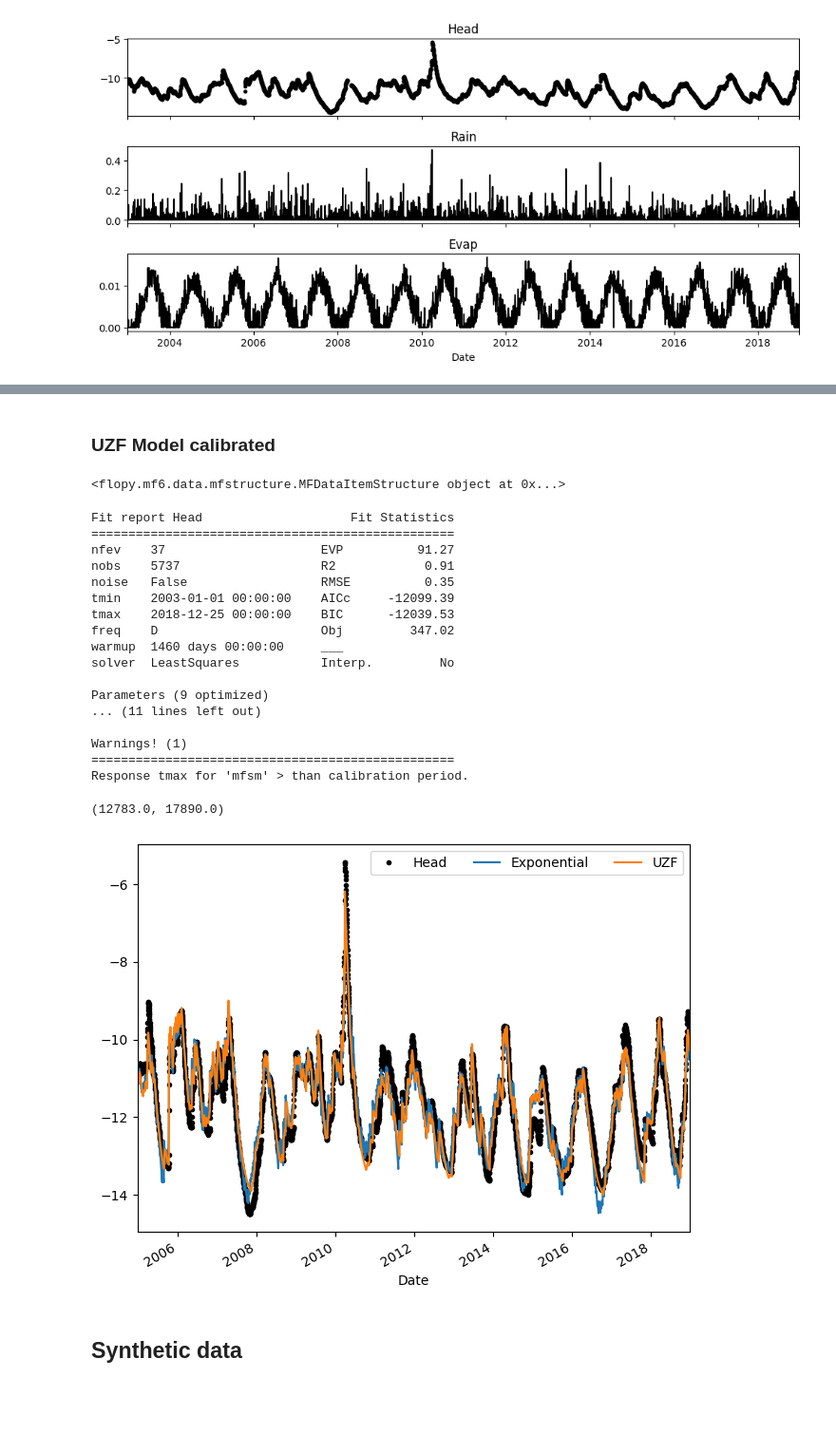
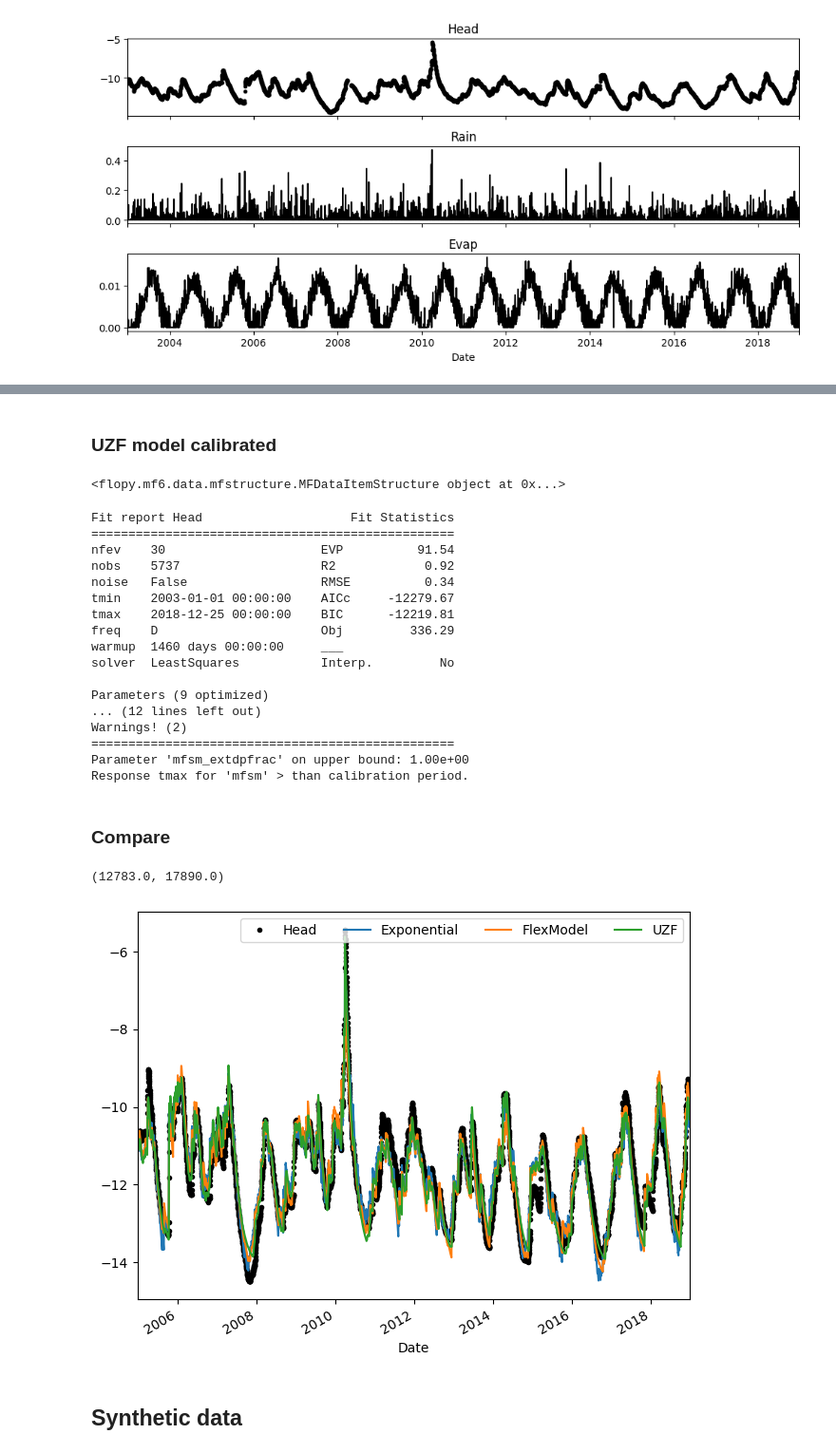
Before and after one commit to pastas/pastas-plugins, a Jupyter notebook: docs/examples/modflow_uzf.ipynb, the cells around one changed output, grey strips where cells are left out. Shown at 95% size. Drawn from its saved outputs; the diff is of its cells as text; code cells hidden in the pictures; blank space fills up the shorter version.

```diff
--- a/docs/examples/modflow_uzf.ipynb
+++ b/docs/examples/modflow_uzf.ipynb
@@ -24,19 +24,12 @@ if not os.path.isfile(mf6_exe):
 # %%
-# ds = ps.load_dataset("collenteur_2019")
-# head = ds["head"].squeeze()
-# prec = ds["rain"].squeeze().resample("D").asfreq().fillna(0.0)
-# evap = ds["evap"].squeeze()
-
-head = pd.read_csv("data/obs.csv", index_col=0, parse_dates=True).squeeze()
-prec = pd.read_csv("data/rain.csv", index_col=0, parse_dates=True).squeeze().resample("D").asfreq().fillna(0.0)
-evap = pd.read_csv("data/evap.csv", index_col=0, parse_dates=True).squeeze()
+ds = ps.load_dataset("collenteur_2019")
+head = ds["head"].squeeze()
+prec = ds["rain"].squeeze().resample("D").asfreq().fillna(0.0)
+evap = ds["evap"].squeeze()
 
 tmin = pd.Timestamp("2003-01-01")
 tmax = pd.Timestamp("2018-12-25")
 
-tmin_wu = tmin - pd.Timedelta(days=365*4)
-# tmin_wu = pd.Timestamp("1986-01-01")
-
 ps.plots.series(head, [prec, evap], hist=False);
 # %% [output]
 [figure]
@@ -47,7 +38,7 @@ ps.plots.series(head, [prec, evap], hist=False);
 # %%
 mlexp = ps.Model(head)
 mlexp.add_stressmodel(
-    ps.RechargeModel(prec=prec, evap=evap, rfunc=ps.Exponential(), name="test_exp")
+    ps.RechargeModel(prec=prec, evap=evap, rfunc=ps.Exponential(), name="exp")
 )
 mlexp.solve(tmin=tmin, tmax=tmax)
 mlexp.plot()
@@ -76,0 +68,7 @@ constant_d  -14.150486 -11.740288  True
+# %%
+mlflex = ps.Model(head)
+rm = ps.RechargeModel(prec=prec.multiply(1e3), evap=evap.multiply(1e3), rfunc=ps.Exponential(), recharge=ps.rch.FlexModel(), name="flex")
+mlflex.add_stressmodel(rm)
+mlflex.set_parameter(f"{rm.name}_srmax", vary=False)
+mlflex.solve(tmin=tmin, tmax=tmax)
+mlflex.plot()
@@ -114,11 +135,12 @@ mlumf.parameters
 # %% [markdown]
-### UZF Model calibrated
+### UZF model calibrated
 # %%
 ml = ps.Model(head)
 ml.del_constant()
+
 # shorten the warmup to speed up the modflow calculation somewhat.
 ml.settings["warmup"] = pd.Timedelta(days=4 * 365)
-mf = ppmf.ModflowUzf(exe_name=mf6_exe, sim_ws="mf_files/test_mfuzf", head=head, ntrailwaves=35, nwavesets=200)
+mf = ppmf.ModflowUzf(exe_name=mf6_exe, sim_ws="mf_files/mfuzf_gw", head=head, ntrailwaves=35, nwavesets=100)
 sm = ppmf.ModflowModel(prec, evap, modflow=mf, name="mfsm")
 ml.add_stressmodel(sm)
 
@@ -130,30 +152,33 @@ with SolveTimer() as st:
 <flopy.mf6.data.mfstructure.MFDataItemStructure object at 0x...>
 Fit report Head                    Fit Statistics
 =================================================
-nfev    37                     EVP          91.27
-nobs    5737                   R2            0.91
-noise   False                  RMSE          0.35
-tmin    2003-01-01 00:00:00    AICc     -12099.39
-tmax    2018-12-25 00:00:00    BIC      -12039.53
-freq    D                      Obj         347.02
+nfev    30                     EVP          91.54
+nobs    5737                   R2            0.92
+noise   False                  RMSE          0.34
+tmin    2003-01-01 00:00:00    AICc     -12279.67
+tmax    2018-12-25 00:00:00    BIC      -12219.81
+freq    D                      Obj         336.29
 warmup  1460 days 00:00:00     ___
 solver  LeastSquares           Interp.         No
 
 Parameters (9 optimized)
-... (11 lines left out)
-
-Warnings! (1)
+... (12 lines left out)
+Warnings! (2)
 =================================================
+Parameter 'mfsm_extdpfrac' on upper bound: 1.00e+00
 Response tmax for 'mfsm' > than calibration period.
+# %% [markdown]
+### Compare
 # %%
 ax = ml.observations().plot(marker=".", color="k", linestyle="None", legend=False, figsize=(7.5, 6))
 mlexp.simulate().plot(ax=ax, label="Exponential")
+mlflex.simulate().plot(ax=ax, label="FlexModel")
 ml.simulate().plot(ax=ax, label="UZF")
-ax.legend(ncol=3, loc="upper right")
+ax.legend(ncol=4, loc="upper right")
 ax.set_xlim(tmin+pd.Timedelta(days=2*365), tmax)
 # %% [output]
 (12783.0, 17890.0)
-[figure, old version]
+[figure, new version]
 # %% [markdown]
 ## Synthetic data
 # %%
```
Also changed, not shown: parts of 13 cells of this notebook.
